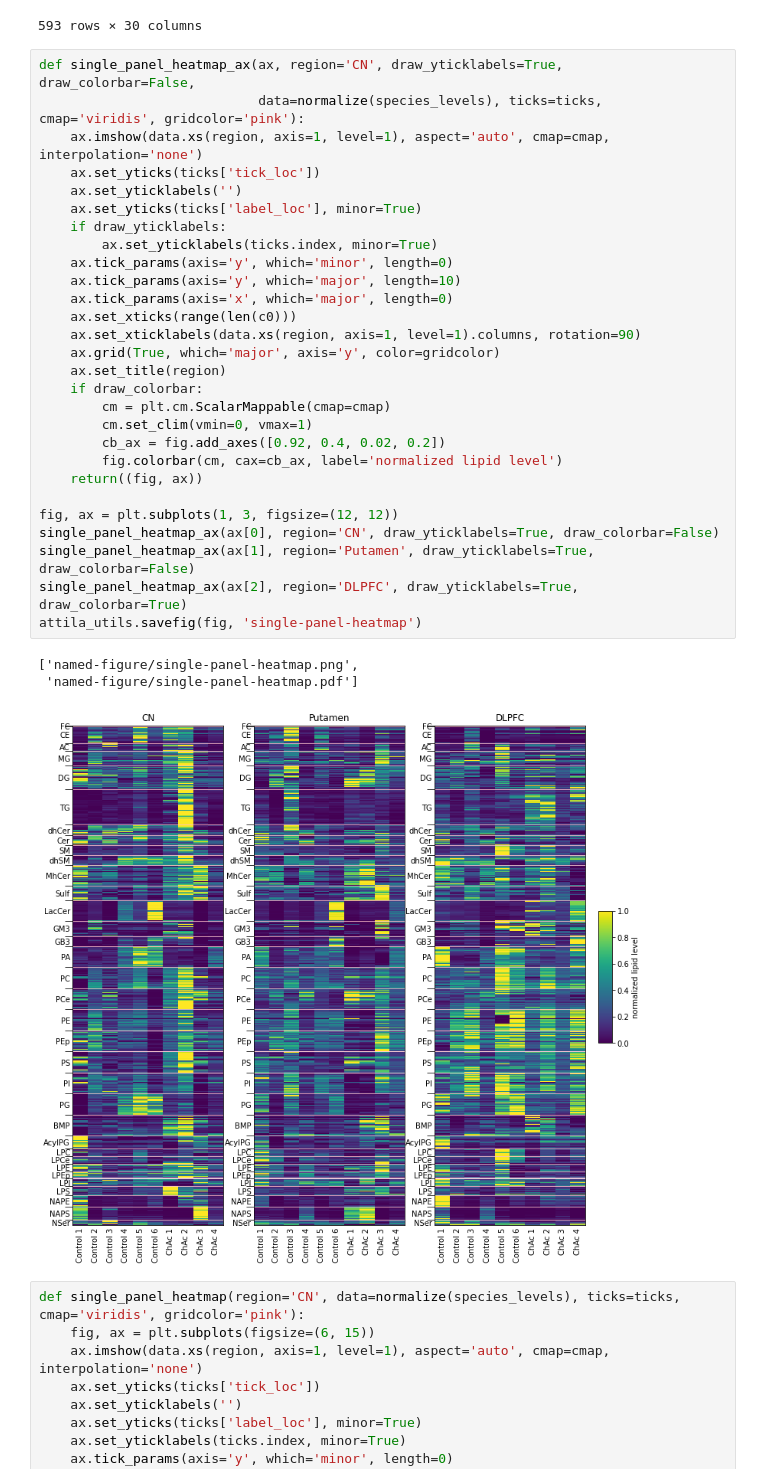
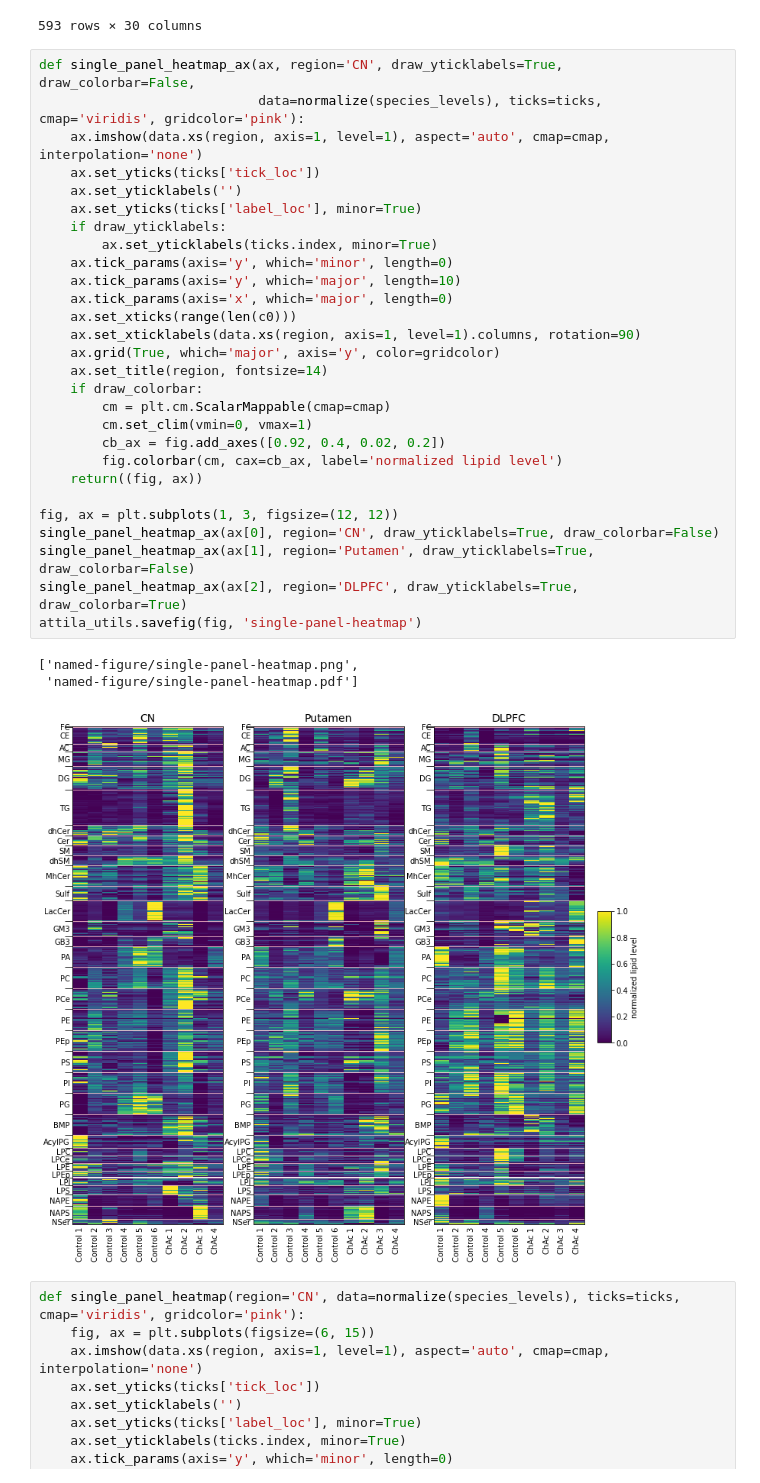
Before and after one commit to attilagk/Gabriel, a Jupyter notebook: notebooks/2022-09-02-lipid-ch-ac/2022-09-02-lipid-ch-ac.ipynb, the cells around one changed output. Drawn from its saved outputs; the diff is of its cells as text.

```diff
--- a/notebooks/2022-09-02-lipid-ch-ac/2022-09-02-lipid-ch-ac.ipynb
+++ b/notebooks/2022-09-02-lipid-ch-ac/2022-09-02-lipid-ch-ac.ipynb
@@ -71,35 +71,35 @@ normalize(species_levels)
 # %%
 def single_panel_heatmap_ax(ax, region='CN', draw_yticklabels=True, draw_colorbar=False,
                             data=normalize(species_levels), ticks=ticks, cmap='viridis', gridcolor='pink'):
     ax.imshow(data.xs(region, axis=1, level=1), aspect='auto', cmap=cmap, interpolation='none')
     ax.set_yticks(ticks['tick_loc'])
     ax.set_yticklabels('')
     ax.set_yticks(ticks['label_loc'], minor=True)
     if draw_yticklabels:
         ax.set_yticklabels(ticks.index, minor=True)
     ax.tick_params(axis='y', which='minor', length=0)
     ax.tick_params(axis='y', which='major', length=10)
     ax.tick_params(axis='x', which='major', length=0)
     ax.set_xticks(range(len(c0)))
     ax.set_xticklabels(data.xs(region, axis=1, level=1).columns, rotation=90)
     ax.grid(True, which='major', axis='y', color=gridcolor)
-    ax.set_title(region)
+    ax.set_title(region, fontsize=14)
     if draw_colorbar:
         cm = plt.cm.ScalarMappable(cmap=cmap)
         cm.set_clim(vmin=0, vmax=1)
         cb_ax = fig.add_axes([0.92, 0.4, 0.02, 0.2])
         fig.colorbar(cm, cax=cb_ax, label='normalized lipid level')
     return((fig, ax))
 
 fig, ax = plt.subplots(1, 3, figsize=(12, 12))
 single_panel_heatmap_ax(ax[0], region='CN', draw_yticklabels=True, draw_colorbar=False)
 single_panel_heatmap_ax(ax[1], region='Putamen', draw_yticklabels=True, draw_colorbar=False)
 single_panel_heatmap_ax(ax[2], region='DLPFC', draw_yticklabels=True, draw_colorbar=True)
 attila_utils.savefig(fig, 'single-panel-heatmap')
 # %% [output]
 ['named-figure/single-panel-heatmap.png',
  'named-figure/single-panel-heatmap.pdf']
-[figure, old version]
+[figure, new version]
 # %%
 def single_panel_heatmap(region='CN', data=normalize(species_levels), ticks=ticks, cmap='viridis', gridcolor='pink'):
     fig, ax = plt.subplots(figsize=(6, 15))
```
Also changed, not shown: parts of 1 cell of this notebook.
